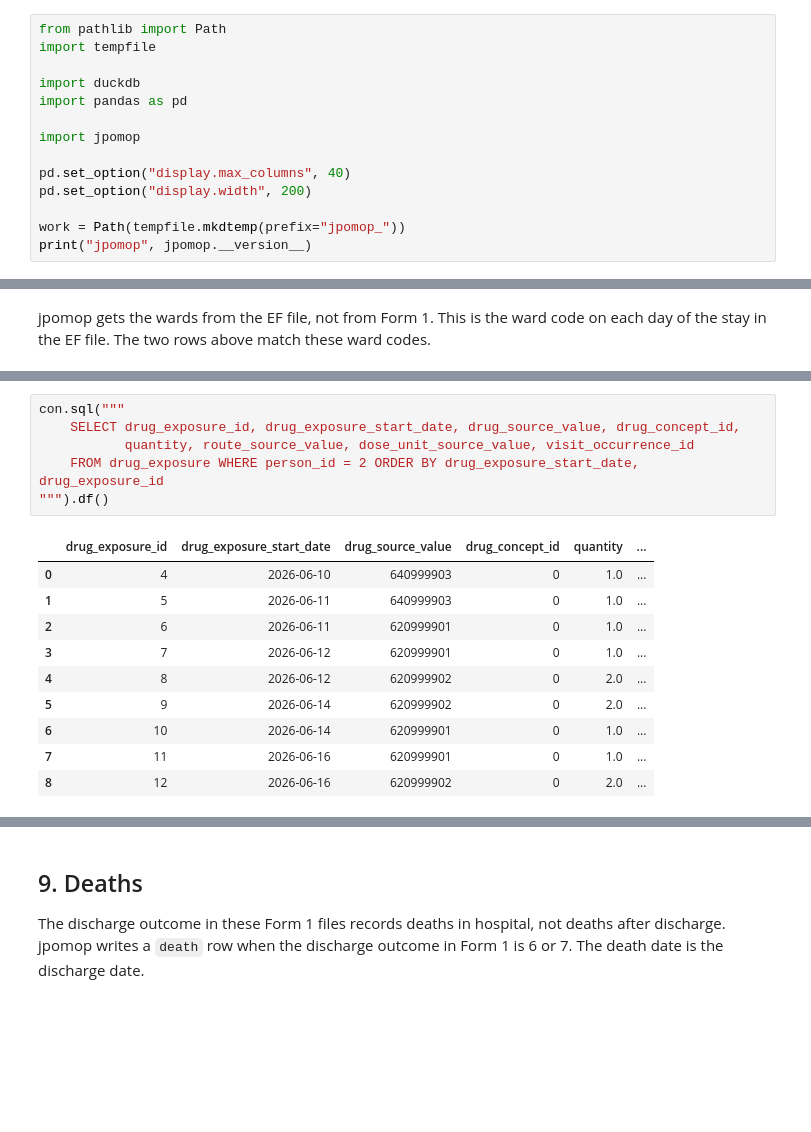
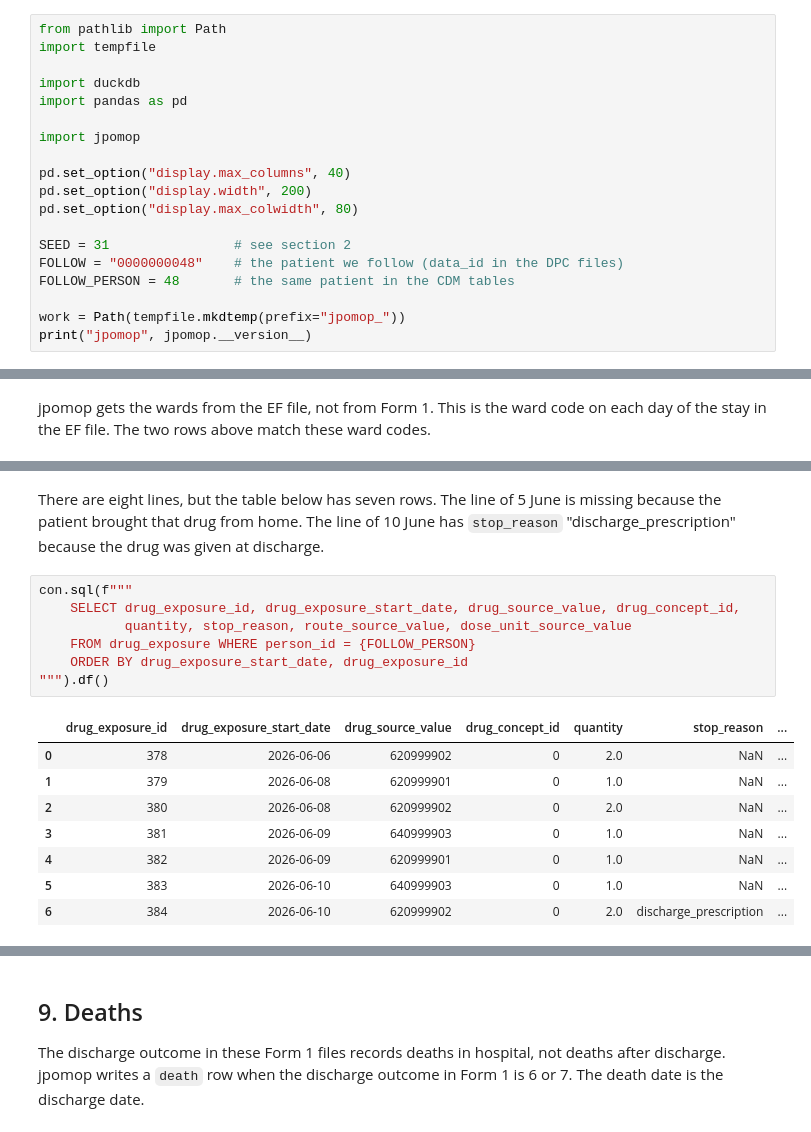
Before and after one commit to kojikojikojikoji/jpomop, a Jupyter notebook: examples/walkthrough_en.ipynb, the cells around one changed output, grey strips where cells are left out. Drawn from its saved outputs; the diff is of its cells as text; blank space fills up the shorter version.

```diff
--- a/examples/walkthrough_en.ipynb
+++ b/examples/walkthrough_en.ipynb
@@ -36,6 +36,11 @@ import jpomop
 
 pd.set_option("display.max_columns", 40)
 pd.set_option("display.width", 200)
+pd.set_option("display.max_colwidth", 80)
+
+SEED = 31                # see section 2
+FOLLOW = "0000000048"    # the patient we follow (data_id in the DPC files)
+FOLLOW_PERSON = 48       # the same patient in the CDM tables
 
 work = Path(tempfile.mkdtemp(prefix="jpomop_"))
 print("jpomop", jpomop.__version__)
@@ -479,17 +548,20 @@ Section 11 shows the conversion with a vocabulary.
+# %% [markdown]
+There are eight lines, but the table below has seven rows.
+The line of 5 June is missing because the patient brought that drug from home.
+The line of 10 June has `stop_reason` "discharge_prescription" because the drug was given at discharge.
 # %%
-con.sql("""
+con.sql(f"""
     SELECT drug_exposure_id, drug_exposure_start_date, drug_source_value, drug_concept_id,
-           quantity, route_source_value, dose_unit_source_value, visit_occurrence_id
-    FROM drug_exposure WHERE person_id = 2 ORDER BY drug_exposure_start_date, drug_exposure_id
+           quantity, stop_reason, route_source_value, dose_unit_source_value
+    FROM drug_exposure WHERE person_id = {FOLLOW_PERSON}
+    ORDER BY drug_exposure_start_date, drug_exposure_id
 """).df()
 # %% [output]
-|  | drug_exposure_id | drug_exposure_start_date | drug_source_value | drug_concept_id | quantity | ... |
-| 0 | 4 | 2026-06-10 | 640999903 | 0 | 1.0 | ... |
-| 1 | 5 | 2026-06-11 | 640999903 | 0 | 1.0 | ... |
-| 2 | 6 | 2026-06-11 | 620999901 | 0 | 1.0 | ... |
-| 3 | 7 | 2026-06-12 | 620999901 | 0 | 1.0 | ... |
-| 4 | 8 | 2026-06-12 | 620999902 | 0 | 2.0 | ... |
-| 5 | 9 | 2026-06-14 | 620999902 | 0 | 2.0 | ... |
-| 6 | 10 | 2026-06-14 | 620999901 | 0 | 1.0 | ... |
-| 7 | 11 | 2026-06-16 | 620999901 | 0 | 1.0 | ... |
-| 8 | 12 | 2026-06-16 | 620999902 | 0 | 2.0 | ... |
+|  | drug_exposure_id | drug_exposure_start_date | drug_source_value | drug_concept_id | quantity | stop_reason | ... |
+| 0 | 378 | 2026-06-06 | 620999902 | 0 | 2.0 | NaN | ... |
+| 1 | 379 | 2026-06-08 | 620999901 | 0 | 1.0 | NaN | ... |
+| 2 | 380 | 2026-06-08 | 620999902 | 0 | 2.0 | NaN | ... |
+| 3 | 381 | 2026-06-09 | 640999903 | 0 | 1.0 | NaN | ... |
+| 4 | 382 | 2026-06-09 | 620999901 | 0 | 1.0 | NaN | ... |
+| 5 | 383 | 2026-06-10 | 640999903 | 0 | 1.0 | NaN | ... |
+| 6 | 384 | 2026-06-10 | 620999902 | 0 | 2.0 | discharge_prescription | ... |
```
Also changed, not shown: parts of 65 cells of this notebook, 1 other file.
